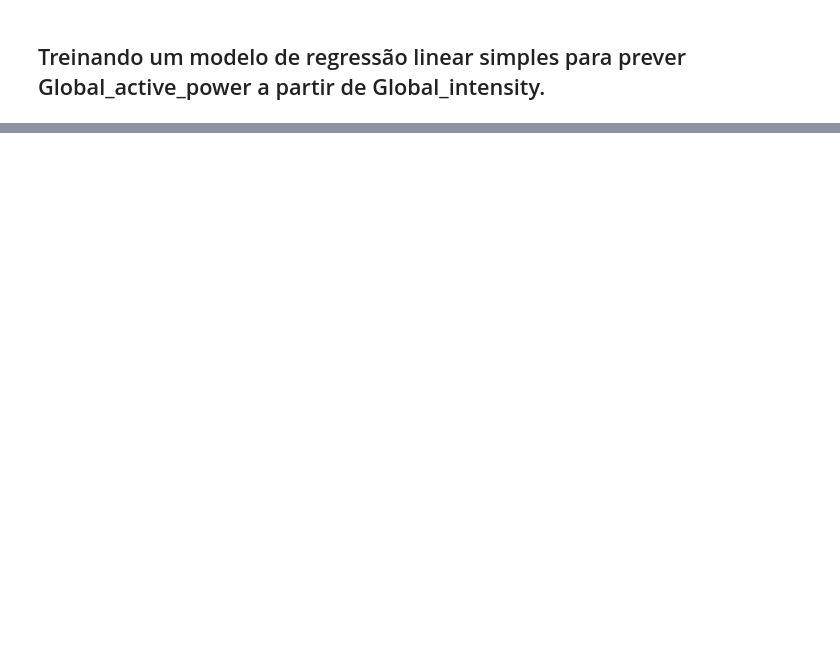
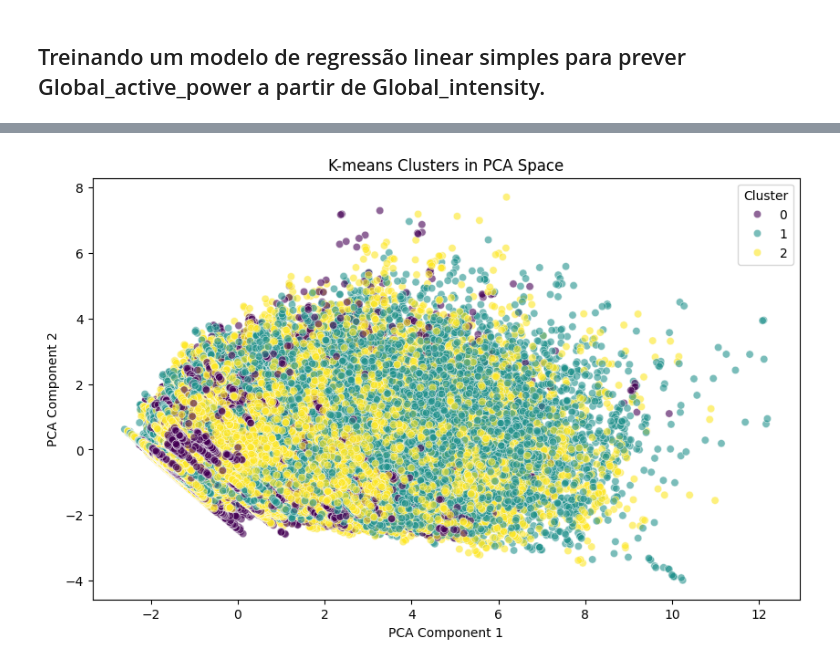
Before and after one commit to SunaUezuri/ElectricalEnergyConsumption, a Jupyter notebook: ElectricalEnergyConsumption.ipynb, the cells around one changed output, grey strips where cells are left out. Cells and saved outputs as stored; diff of their text form; code cells hidden in the pictures; blank space fills up the shorter version.

```diff
--- a/ElectricalEnergyConsumption.ipynb
+++ b/ElectricalEnergyConsumption.ipynb
@@ -573,0 +623,25 @@ Coefficient for Global_intensity: 1.04
+# %%
+from sklearn.decomposition import PCA
+from sklearn.preprocessing import StandardScaler
+
+# Select the features for PCA
+features_for_pca = ["Global_active_power", "Global_reactive_power", "Voltage", "Global_intensity"]
+X_pca = df[features_for_pca]
+
+# It's good practice to scale data before applying PCA
+scaler_pca = StandardScaler()
+X_scaled_pca = scaler_pca.fit_transform(X_pca)
+
+# Apply PCA, reducing to 2 components
+pca = PCA(n_components=2)
+X_pca_result = pca.fit_transform(X_scaled_pca)
+
+# Analyze the explained variance ratio
+explained_variance_ratio = pca.explained_variance_ratio_
+
+print(f"Explained variance ratio by component: {explained_variance_ratio}")
+print(f"Total explained variance: {explained_variance_ratio.sum():.2f}")
+
+# Optional: Create a new DataFrame with the PCA results
+df_pca = pd.DataFrame(X_pca_result, columns=["PCA_Component_1", "PCA_Component_2"], index=df.index)
+display(df_pca.head())
@@ -573,0 +663,18 @@ Coefficient for Global_intensity: 1.04
+# %%
+# Combine PCA results with daily cluster labels
+# Need to merge df_pca (which has datetime index) with df_daily (which has date column and Cluster column)
+# First, align df_pca index with df_daily date and ensure it's datetime type
+df_pca['Date'] = pd.to_datetime(df_pca.index.date)
+
+# Merge based on date
+df_pca_clustered = pd.merge(df_pca, df_daily[["Date", "Cluster"]], on="Date", how="left")
+
+# Plot the clusters in the PCA space
+plt.figure(figsize=(10, 6))
+sns.scatterplot(data=df_pca_clustered, x="PCA_Component_1", y="PCA_Component_2", hue="Cluster", palette="viridis", alpha=0.6)
+plt.title("K-means Clusters in PCA Space")
+plt.xlabel("PCA Component 1")
+plt.ylabel("PCA Component 2")
+plt.show()
+# %% [output]
+[figure, added]
```
Also changed, not shown: parts of 59 cells of this notebook.
